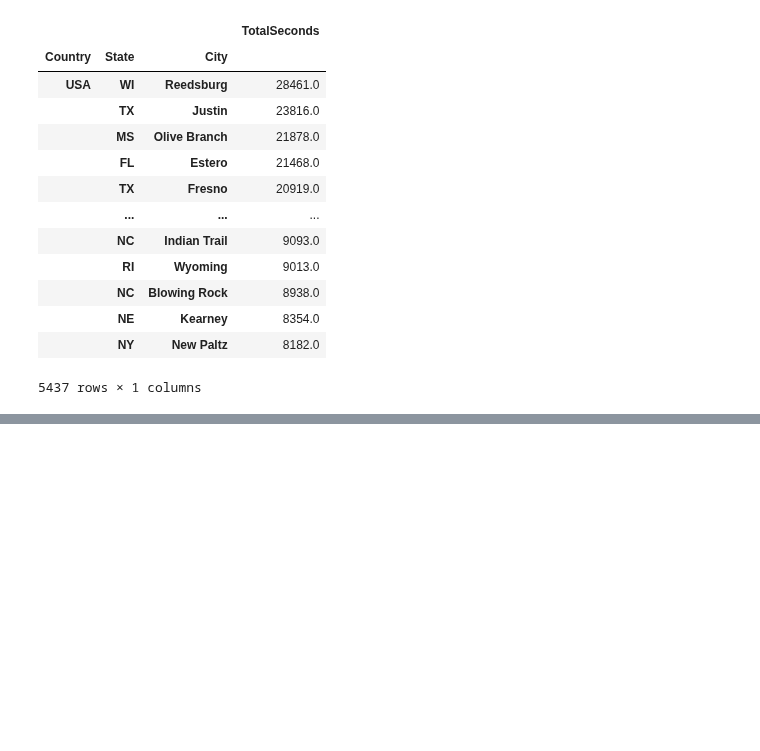
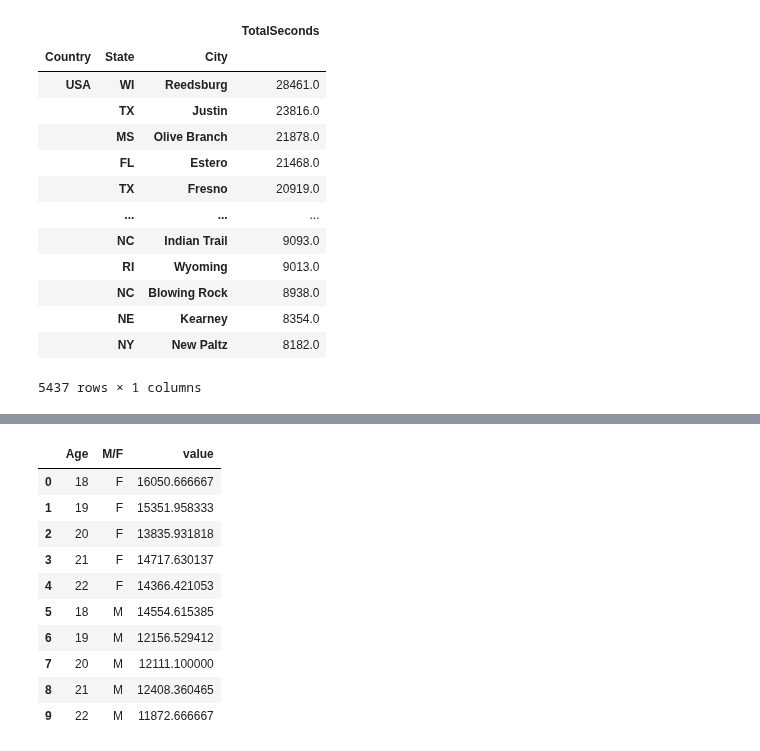
Before and after one commit to Byienio/Pandas_pg, a Jupyter notebook: MultiIndexAndPivotTables.ipynb, the cells around one changed output, grey strips where cells are left out. Cells and saved outputs as stored; diff of their text form; code cells hidden in the pictures; blank space fills up the shorter version.

```diff
--- a/MultiIndexAndPivotTables.ipynb
+++ b/MultiIndexAndPivotTables.ipynb
@@ -617,0 +620,10 @@ df.pivot_table(index=['Country','State','City'],values='TotalSeconds',aggfunc='m
+# %%
+df = pd.read_csv('data/data/marathon_results_2016.csv', index_col='Bib',
+usecols=['Bib','40K','Half','Pace','Age','M/F','Country','State','City'])
+df['40K'] = df['40K'].apply(pd.to_timedelta, errors='coerce')
+df['Half'] = df['Half'].apply(pd.to_timedelta, errors='coerce')
+df = df[df['40K'].notna() & df['Half'].notna()]
+df['TotalSeconds'] = df['40K'].apply(lambda x: timedelta.total_seconds(x))
+df['HalfSeconds'] = df['Half'].apply(lambda x: timedelta.total_seconds(x))
+df = df.pivot_table(index="Age",columns="M/F",values="TotalSeconds").head()
+df.head()
@@ -617,0 +638,16 @@ df.pivot_table(index=['Country','State','City'],values='TotalSeconds',aggfunc='m
+# %%
+df.reset_index(inplace=True)
+# %%
+df.melt(id_vars='Age')
+# %% [output]
+|  | Age | M/F | value |
+| 0 | 18 | F | 16050.666667 |
+| 1 | 19 | F | 15351.958333 |
+| 2 | 20 | F | 13835.931818 |
+| 3 | 21 | F | 14717.630137 |
+| 4 | 22 | F | 14366.421053 |
+| 5 | 18 | M | 14554.615385 |
+| 6 | 19 | M | 12156.529412 |
+| 7 | 20 | M | 12111.100000 |
+| 8 | 21 | M | 12408.360465 |
+| 9 | 22 | M | 11872.666667 |
```
Also changed, not shown: parts of 9 cells of this notebook.
